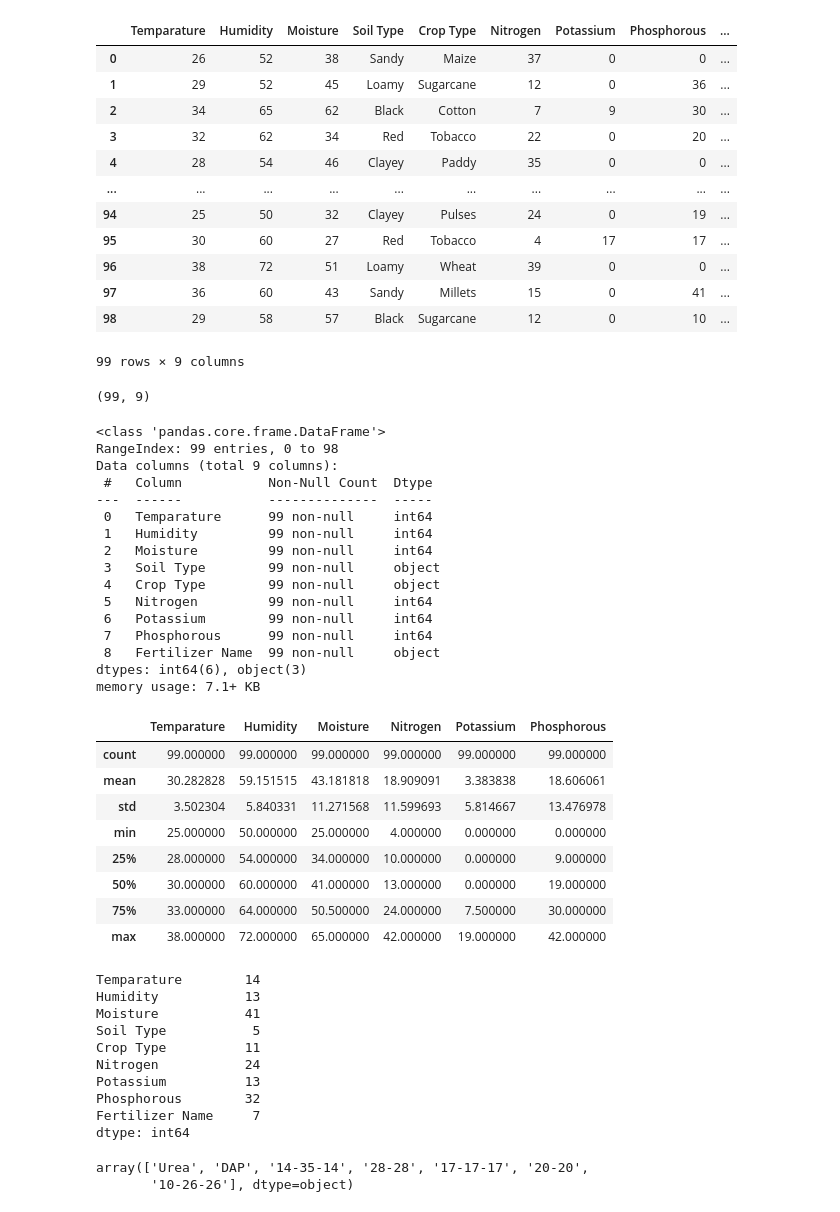
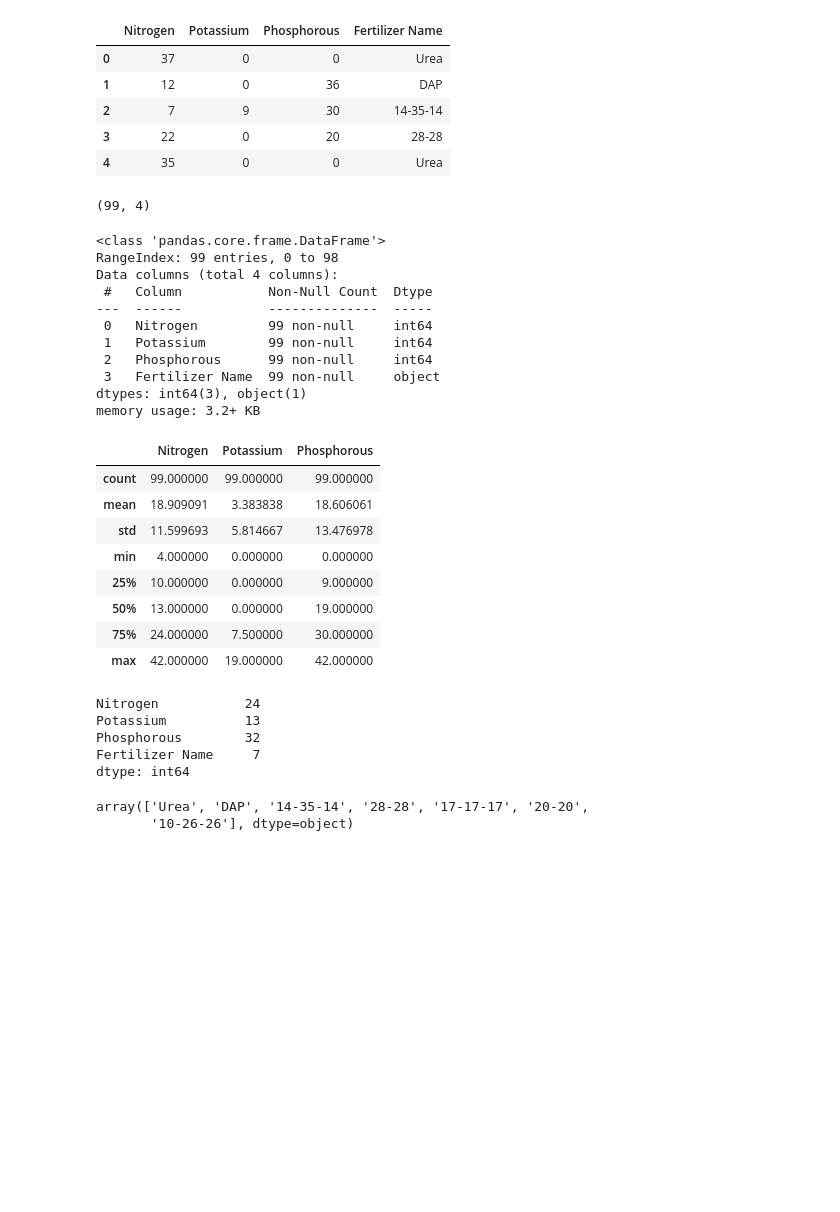
Before and after one commit to ceekay32/carecrop, a Jupyter notebook: notebooks/Fertilizer_suggestion.ipynb, the cells around one changed output. Cells and saved outputs as stored; diff of their text form; code cells hidden in the pictures; blank space fills up the shorter version.

```diff
--- a/notebooks/Fertilizer_suggestion.ipynb
+++ b/notebooks/Fertilizer_suggestion.ipynb
@@ -23,65 +36,49 @@ from sklearn.preprocessing import label_binarize, LabelEncoder, label_binarize,
 from imblearn.over_sampling import SMOTE
 from collections import Counter
 # %%
-fert = pd.read_csv('../dataset/fertilizer_data.csv')
-fert
+fertilizer = pd.read_csv('../dataset/fertilizer_data.csv')
+fert = fertilizer[["Nitrogen", "Potassium", "Phosphorous","Fertilizer Name"]]
+fert.head()
 # %% [output]
-|  | Temparature | Humidity | Moisture | Soil Type | Crop Type | Nitrogen | Potassium | Phosphorous | ... |
-| 0 | 26 | 52 | 38 | Sandy | Maize | 37 | 0 | 0 | ... |
-| 1 | 29 | 52 | 45 | Loamy | Sugarcane | 12 | 0 | 36 | ... |
-| 2 | 34 | 65 | 62 | Black | Cotton | 7 | 9 | 30 | ... |
-| 3 | 32 | 62 | 34 | Red | Tobacco | 22 | 0 | 20 | ... |
-| 4 | 28 | 54 | 46 | Clayey | Paddy | 35 | 0 | 0 | ... |
-| ... | ... | ... | ... | ... | ... | ... | ... | ... | ... |
-| 94 | 25 | 50 | 32 | Clayey | Pulses | 24 | 0 | 19 | ... |
-| 95 | 30 | 60 | 27 | Red | Tobacco | 4 | 17 | 17 | ... |
-| 96 | 38 | 72 | 51 | Loamy | Wheat | 39 | 0 | 0 | ... |
-| 97 | 36 | 60 | 43 | Sandy | Millets | 15 | 0 | 41 | ... |
-| 98 | 29 | 58 | 57 | Black | Sugarcane | 12 | 0 | 10 | ... |
+|  | Nitrogen | Potassium | Phosphorous | Fertilizer Name |
+| 0 | 37 | 0 | 0 | Urea |
+| 1 | 12 | 0 | 36 | DAP |
+| 2 | 7 | 9 | 30 | 14-35-14 |
+| 3 | 22 | 0 | 20 | 28-28 |
+| 4 | 35 | 0 | 0 | Urea |
-99 rows × 9 columns
 # %%
 fert.shape
 # %% [output]
-(99, 9)
+(99, 4)
 # %%
 fert.info()
 # %% [output]
 <class 'pandas.core.frame.DataFrame'>
 RangeIndex: 99 entries, 0 to 98
-Data columns (total 9 columns):
+Data columns (total 4 columns):
  #   Column           Non-Null Count  Dtype
 ---  ------           --------------  -----
- 0   Temparature      99 non-null     int64
- 1   Humidity         99 non-null     int64
- 2   Moisture         99 non-null     int64
- 3   Soil Type        99 non-null     object
- 4   Crop Type        99 non-null     object
- 5   Nitrogen         99 non-null     int64
- 6   Potassium        99 non-null     int64
- 7   Phosphorous      99 non-null     int64
- 8   Fertilizer Name  99 non-null     object
-dtypes: int64(6), object(3)
-memory usage: 7.1+ KB
+ 0   Nitrogen         99 non-null     int64
+ 1   Potassium        99 non-null     int64
+ 2   Phosphorous      99 non-null     int64
+ 3   Fertilizer Name  99 non-null     object
+dtypes: int64(3), object(1)
+memory usage: 3.2+ KB
 # %%
 fert.describe()
 # %% [output]
-|  | Temparature | Humidity | Moisture | Nitrogen | Potassium | Phosphorous |
-| count | 99.000000 | 99.000000 | 99.000000 | 99.000000 | 99.000000 | 99.000000 |
-| mean | 30.282828 | 59.151515 | 43.181818 | 18.909091 | 3.383838 | 18.606061 |
-| std | 3.502304 | 5.840331 | 11.271568 | 11.599693 | 5.814667 | 13.476978 |
-| min | 25.000000 | 50.000000 | 25.000000 | 4.000000 | 0.000000 | 0.000000 |
-| 25% | 28.000000 | 54.000000 | 34.000000 | 10.000000 | 0.000000 | 9.000000 |
-| 50% | 30.000000 | 60.000000 | 41.000000 | 13.000000 | 0.000000 | 19.000000 |
-| 75% | 33.000000 | 64.000000 | 50.500000 | 24.000000 | 7.500000 | 30.000000 |
-| max | 38.000000 | 72.000000 | 65.000000 | 42.000000 | 19.000000 | 42.000000 |
+|  | Nitrogen | Potassium | Phosphorous |
+| count | 99.000000 | 99.000000 | 99.000000 |
+| mean | 18.909091 | 3.383838 | 18.606061 |
+| std | 11.599693 | 5.814667 | 13.476978 |
+| min | 4.000000 | 0.000000 | 0.000000 |
+| 25% | 10.000000 | 0.000000 | 9.000000 |
+| 50% | 13.000000 | 0.000000 | 19.000000 |
+| 75% | 24.000000 | 7.500000 | 30.000000 |
+| max | 42.000000 | 19.000000 | 42.000000 |
 # %%
 fert.nunique()
 # %% [output]
-Temparature        14
-Humidity           13
-Moisture           41
-Soil Type           5
-Crop Type          11
 Nitrogen           24
 Potassium          13
 Phosphorous        32
```
Also changed, not shown: parts of 19 cells of this notebook.
